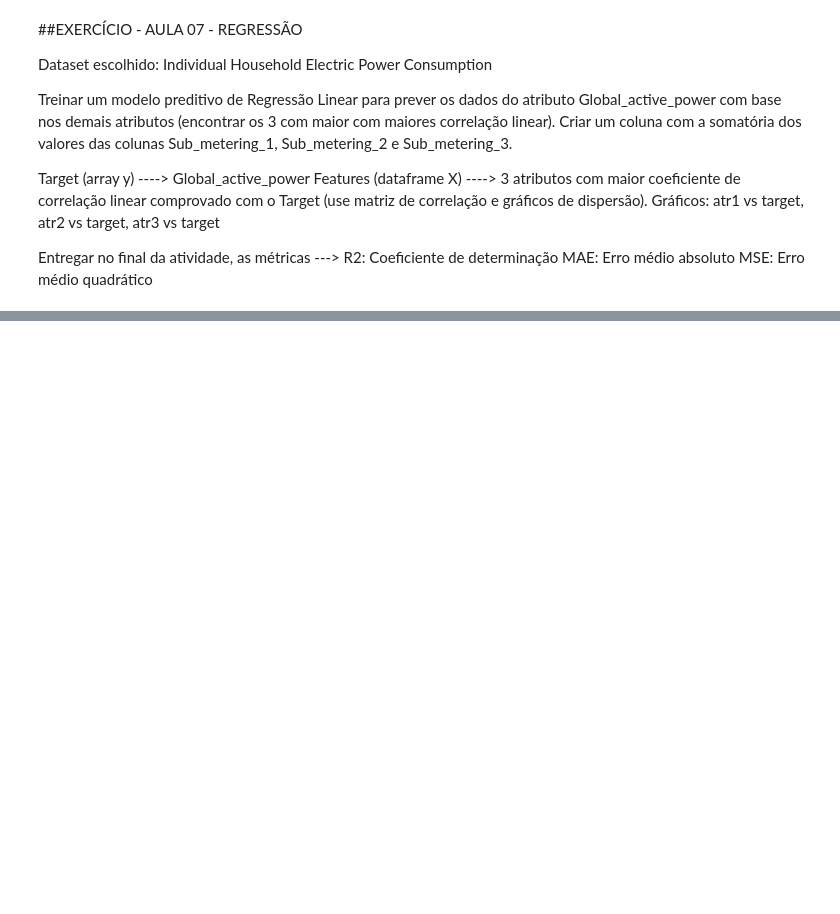
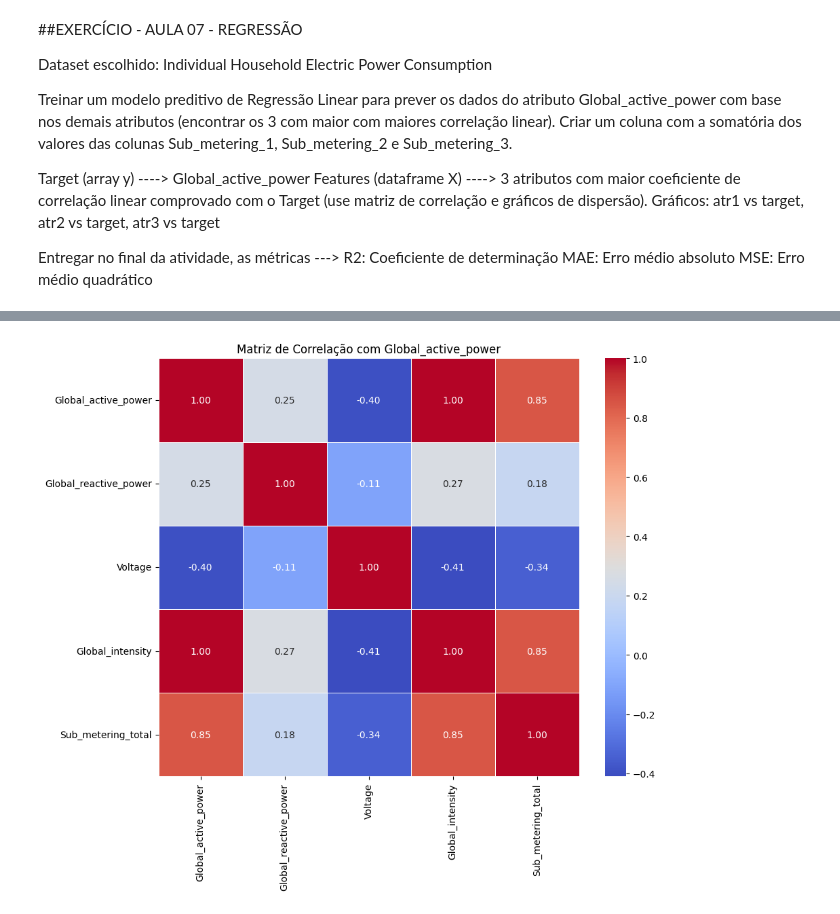
Before and after one commit to prof-atritiack/1CCPK-SERS-CP2-2SEM2026, a Jupyter notebook: Aula_06_1CCPK_ML_SERS.ipynb, the cells around one changed output, grey strips where cells are left out. Saved outputs shown, nothing was run; the diff lists cells and outputs as text; code cells hidden in the pictures; blank space fills up the shorter version.

```diff
--- a/Aula_06_1CCPK_ML_SERS.ipynb
+++ b/Aula_06_1CCPK_ML_SERS.ipynb
@@ -183,3 +135,6 @@ Entregar no final da atividade, as métricas --->
 R2: Coeficiente de determinação
 MAE: Erro médio absoluto
 MSE: Erro médio quadrático
+# %%
+dados_regressao = pd.read_csv('https://raw.githubusercontent.com/prof-atritiack/1CCPK-SERS-CP2-2SEM2026/refs/heads/main/SAMPLE_ENERGY_DATA.csv')
+dados_regressao.head()
@@ -185,0 +148,5 @@ MSE: Erro médio quadrático
+# %%
+# Nova coluna com somatória das sub medições
+dados_regressao['Sub_metering_total'] = dados_regressao['Sub_metering_1'] + dados_regressao['Sub_metering_2'] + dados_regressao['Sub_metering_3']
+dados_regressao.drop(['Sub_metering_1', 'Sub_metering_2', 'Sub_metering_3'], axis=1, inplace=True)
+dados_regressao.head()
@@ -185,0 +160,3 @@ MSE: Erro médio quadrático
+# %%
+dados_regressao.drop(['Date', 'Time'], axis=1, inplace=True)
+dados_regressao.head()
@@ -185,0 +174,5 @@ MSE: Erro médio quadrático
+# %%
+# matriz de correlação com Global_active_power
+# use matplotlib e seaborn com heatmap
+corr_matrix = dados_regressao.corr()
+corr_matrix
@@ -185,0 +186,7 @@ MSE: Erro médio quadrático
+# %%
+plt.figure(figsize=(10, 8))
+sns.heatmap(corr_matrix, annot=True, cmap='coolwarm', fmt=".2f", linewidths=.5)
+plt.title('Matriz de Correlação com Global_active_power')
+plt.show()
+# %% [output]
+[figure, added]
```
Also changed, not shown: parts of 19 cells of this notebook.
